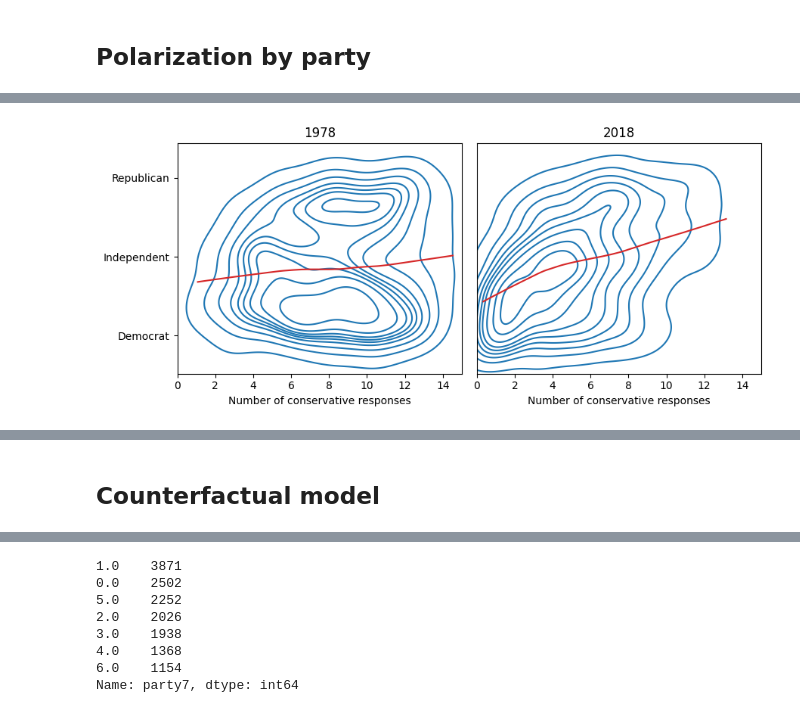
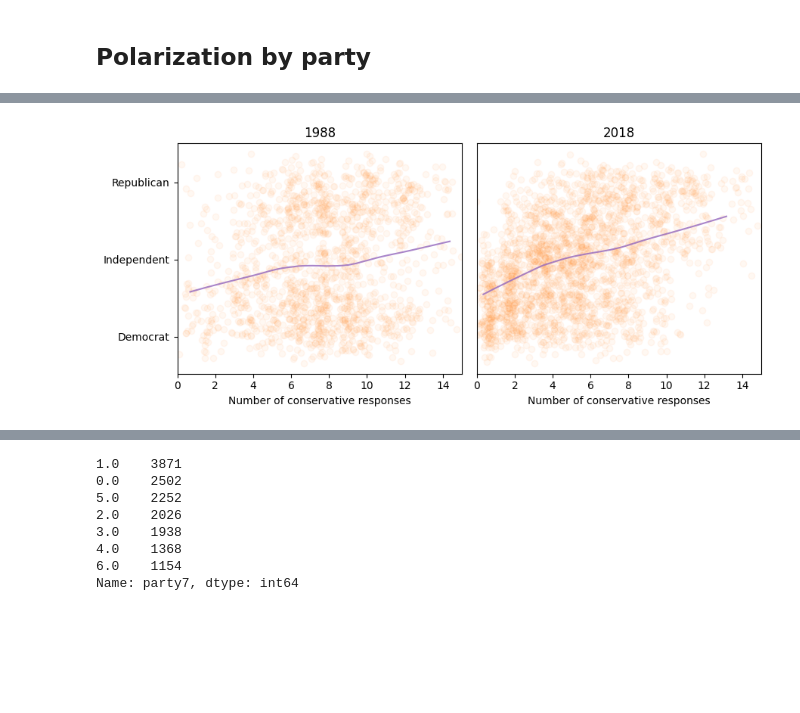
Before and after one commit to AllenDowney/PoliticalAlignmentCaseStudy, a Jupyter notebook: 05_alignment.ipynb, the cells around one changed output, grey strips where cells are left out. Cells and saved outputs as stored; diff of their text form; code cells hidden in the pictures; blank space fills up the shorter version.

```diff
--- a/05_alignment.ipynb
+++ b/05_alignment.ipynb
@@ -824,3 +806,15 @@ decorate(xlabel="Year", ylabel="Difference between Democrats and Republicans")
 # %% [output]
 [figure]
 [interactive output not drawn]
+# %%
+def compare_kde_plots(df):
+    for name, group in df.groupby("party3"):
+        sns.kdeplot(
+            group["conservatism"],
+            color=party_map[name],
+            label=name,
+            cut=0,
+            bw_adjust=1.3,
+        )
+
+    decorate(xlabel="Number of conservative responses")
@@ -826,0 +835,11 @@ decorate(xlabel="Year", ylabel="Difference between Democrats and Republicans")
+# %%
+plt.figure(figsize=(9, 4))
+
+for i, year in enumerate([1988, 2018]):
+    plt.subplot(1, 2, i + 1)
+    compare_kde_plots(gss.query(f"year=={year}"))
+    plt.title(year)
+    if i == 1:
+        plt.ylabel("")
+
+plt.savefig("alignment13.jpg", dpi=600)
@@ -864,9 +910,11 @@ grouped = gss.groupby("year")
 # %%
 def make_scatter(year):
     group = grouped.get_group(year)
-    plt.plot(group["con_jitter"], group["party_jitter"], "o", alpha=0.05)
+    plt.plot(group["con_jitter"], group["party_jitter"], "o", color="C1", alpha=0.05)
     plt.yticks([], [])
-    decorate(xlim=[0, 15])
+    series = chunk_series(group, "conservatism", "partyid")
+    plot_series_lowess(series, color="C4", label="", alpha=0.8)
+    decorate(xlabel="Number of conservative responses", xlim=[0, 15])
 # %% [output]
 [interactive output not drawn]
 # %%
@@ -879,11 +927,11 @@ ylabels = [
 # %% [output]
 [interactive output not drawn]
 # %%
-def make_scatter(year):
+def make_contour(year):
     group = grouped.get_group(year)
     sns.kdeplot(x=group["con_jitter"], y=group["party_jitter"], cut=0)
     series = chunk_series(group, "conservatism", "partyid")
-    plot_series_lowess(series, color="C3", label="")
+    plot_series_lowess(series, color="C4", label="")
     plt.yticks([], [])
     decorate(
         xlabel="Number of conservative responses",
@@ -906,14 +954,15 @@ make_scatter(2018)
 # %%
 plt.figure(figsize=(9, 4))
 
-for i, year in enumerate([1978, 2018]):
+for i, year in enumerate([1988, 2018]):
     plt.subplot(1, 2, i + 1)
     make_scatter(year)
     plt.title(year)
     if i == 0:
         plt.yticks(yticks, ylabels)
+
+
+plt.savefig("alignment15.jpg", dpi=600)
 # %% [output]
-[figure, old version]
+[figure, new version]
 [interactive output not drawn]
-# %% [markdown]
-## Counterfactual model
```
Also changed, not shown: parts of 33 cells of this notebook, 4 other files.
